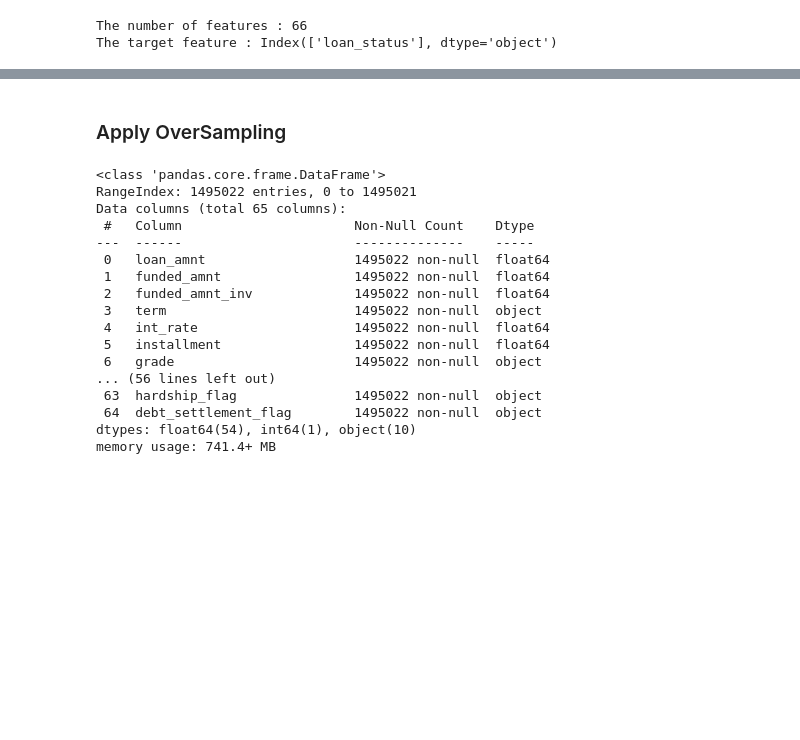
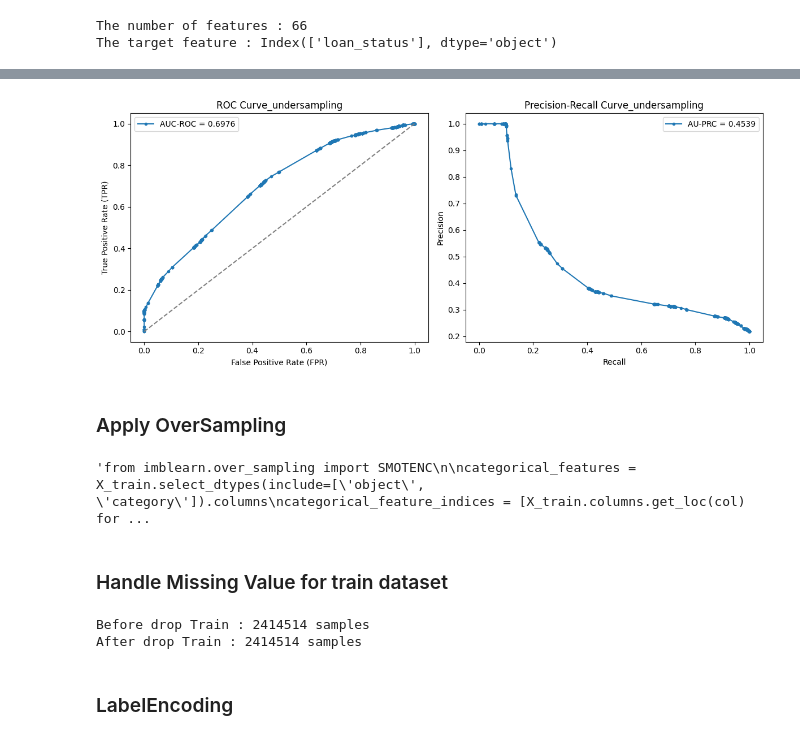
Before and after one commit to Seungminin/Data_Analysis_lending-club, a Jupyter notebook: Data_augmentation_SMOTENC.ipynb, the cells around one changed output, grey strips where cells are left out. Saved outputs shown, nothing was run; the diff lists cells and outputs as text; code cells hidden in the pictures; blank space fills up the shorter version.

```diff
--- a/Data_augmentation_SMOTENC.ipynb
+++ b/Data_augmentation_SMOTENC.ipynb
@@ -85,2 +289,46 @@ The target feature : Index(['loan_status'], dtype='object')
+# %%
+# 8️⃣ ROC & Precision-Recall Curve 시각화 함수
+def plot_evaluation_curves(fpr, tpr, auc_roc, recall, precision, auc_prc):
+    plt.figure(figsize=(12, 5))
+
+    # 🔹 ROC Curve
+    plt.subplot(1, 2, 1)
+    plt.plot(fpr, tpr, marker='.', label=f"AUC-ROC = {auc_roc:.4f}")
+    plt.plot([0, 1], [0, 1], linestyle='--', color='gray')  # 랜덤 모델 기준선
+    plt.xlabel('False Positive Rate (FPR)')
+    plt.ylabel('True Positive Rate (TPR)')
+    plt.title('ROC Curve_undersampling')
+    plt.legend()
+
+    # 🔹 Precision-Recall Curve
+    plt.subplot(1, 2, 2)
+    plt.plot(recall, precision, marker='.', label=f"AU-PRC = {auc_prc:.4f}")
+    plt.xlabel('Recall')
+    plt.ylabel('Precision')
+    plt.title('Precision-Recall Curve_undersampling')
+    plt.legend()
+
+    plt.tight_layout()
+    plt.show()
+
+# 9️⃣ 결과 시각화 실행
+plot_evaluation_curves(fpr, tpr, auc_roc, recall, precision, auc_prc)
+# %% [output]
+[figure, added]
 # %% [markdown]
 ### Apply OverSampling
+# %%
+"""from imblearn.over_sampling import SMOTENC
+
+categorical_features = X_train.select_dtypes(include=['object', 'category']).columns
+categorical_feature_indices = [X_train.columns.get_loc(col) for col in categorical_features]
+
+smotenc = SMOTENC(categorical_features=categorical_feature_indices, random_state=42)
+X_train_smotenc, y_train_smotenc = smotenc.fit_resample(X_train, y_train)
+
+print(f"SMOTE-MC data length : {len(X_train_smotenc)}")
+print(f"SMOTE-MC data length : {len(y_train_smotenc)}")
+
+print(f"\nThe number of Classes : {y_train_smotenc.value_counts()}")"""
+# %% [output]
+'from imblearn.over_sampling import SMOTENC\n\ncategorical_features = X_train.select_dtypes(include=[\'object\', \'category\']).columns\ncategorical_feature_indices = [X_train.columns.get_loc(col) for ...
@@ -88,26 +343,3 @@ The target feature : Index(['loan_status'], dtype='object')
 ##load test data
 test_data_path = "C:/Users/GCU/Lending_club/Data_Analysis_lending-club/Dataset/defalut_original_test_after_2017.csv"
 test_data = pd.read_csv(test_data_path)
-# %%
-X_train = data.drop(columns='loan_status')
-y_train = data[['loan_status']]
-
-X_train.info()
-# %% [output]
-<class 'pandas.core.frame.DataFrame'>
-RangeIndex: 1495022 entries, 0 to 1495021
-Data columns (total 65 columns):
- #   Column                      Non-Null Count    Dtype
----  ------                      --------------    -----
- 0   loan_amnt                   1495022 non-null  float64
- 1   funded_amnt                 1495022 non-null  float64
- 2   funded_amnt_inv             1495022 non-null  float64
- 3   term                        1495022 non-null  object
- 4   int_rate                    1495022 non-null  float64
- 5   installment                 1495022 non-null  float64
- 6   grade                       1495022 non-null  object
-... (56 lines left out)
- 63  hardship_flag               1495022 non-null  object
- 64  debt_settlement_flag        1495022 non-null  object
-dtypes: float64(54), int64(1), object(10)
-memory usage: 741.4+ MB
@@ -140,6 +346,18 @@ augmentation_data.to_csv(path_or_buf=address+"smotenc_data.csv", index=False)"""
 # %%
 data_path = "C:/Users/GCU/Lending_club/Data_Analysis_lending-club/Dataset/smotenc_data.csv"
 augmentation_data = pd.read_csv(data_path)
+# %% [markdown]
+### Handle Missing Value for train dataset
+# %%
+# Train
+print(f"Before drop Train : {augmentation_data.shape[0]} samples")
+augmentation_data_cleaned = augmentation_data.dropna()
+print(f"After drop Train : {len(augmentation_data_cleaned)} samples")
+# %% [output]
+Before drop Train : 2414514 samples
+After drop Train : 2414514 samples
 # %%
 X_train_smotenc = augmentation_data.drop(columns='loan_status')
 y_train_smotenc = augmentation_data[['loan_status']]
+# %% [markdown]
+### LabelEncoding
```
Also changed, not shown: parts of 21 cells of this notebook.
